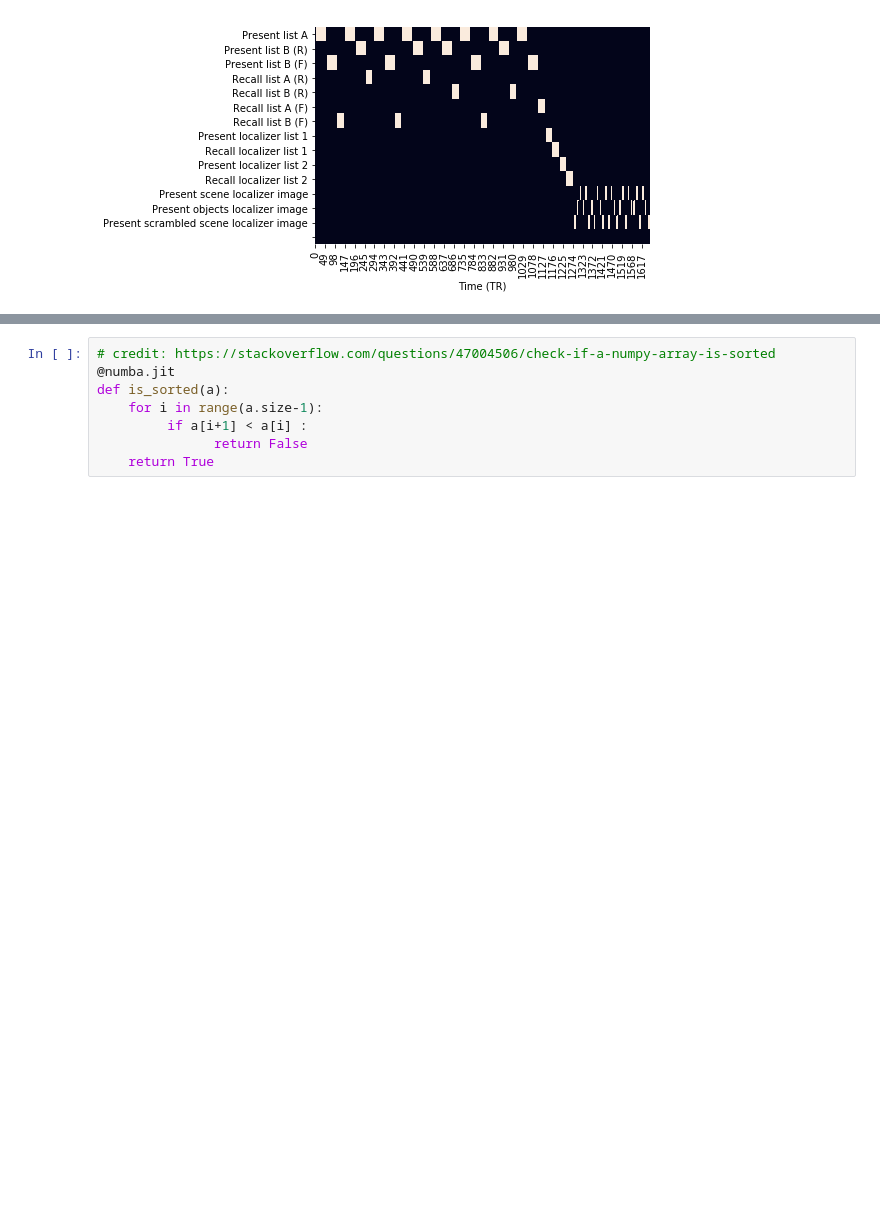
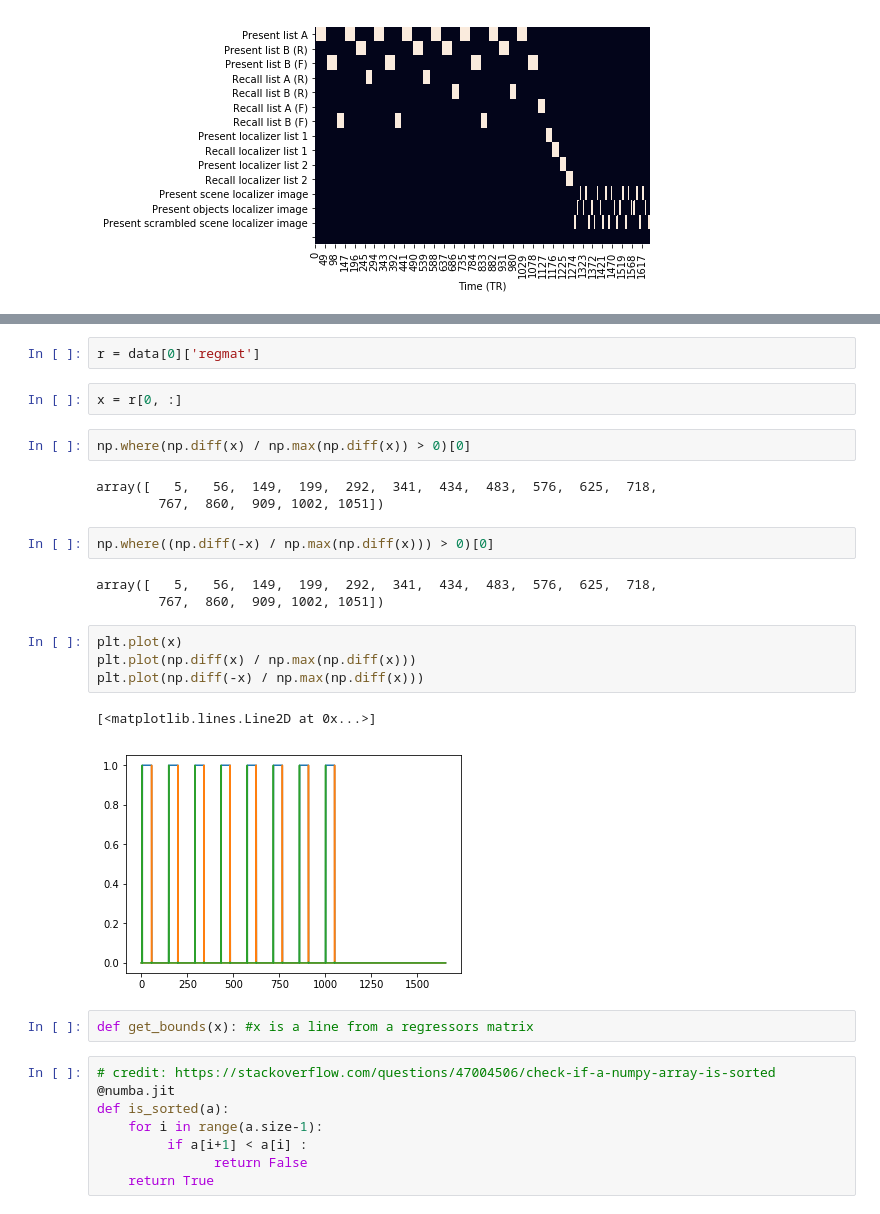
Before and after one commit to ContextLab/directed-forgetting-network-dynamics, a Jupyter notebook: code/network_analyses.ipynb, the cells around one changed output, grey strips where cells are left out. Drawn from its saved outputs; the diff is of its cells as text; blank space fills up the shorter version.

```diff
--- a/code/network_analyses.ipynb
+++ b/code/network_analyses.ipynb
@@ -125,3 +127,26 @@ plt.xlabel('Time (TR)');
+# %%
+r = data[0]['regmat']
+# %%
+x = r[0, :]
+# %%
+np.where(np.diff(x) / np.max(np.diff(x)) > 0)[0]
+# %% [output]
+array([   5,   56,  149,  199,  292,  341,  434,  483,  576,  625,  718,
+        767,  860,  909, 1002, 1051])
+# %%
+np.where((np.diff(-x) / np.max(np.diff(x))) > 0)[0]
+# %% [output]
+array([   5,   56,  149,  199,  292,  341,  434,  483,  576,  625,  718,
+        767,  860,  909, 1002, 1051])
+# %%
+plt.plot(x)
+plt.plot(np.diff(x) / np.max(np.diff(x)))
+plt.plot(np.diff(-x) / np.max(np.diff(x)))
+# %% [output]
+[<matplotlib.lines.Line2D at 0x...>]
+[figure, added]
+# %%
+def get_bounds(x): #x is a line from a regressors matrix
 # %%
 # credit: https://stackoverflow.com/questions/47004506/check-if-a-numpy-array-is-sorted
 @numba.jit
```
Also changed, not shown: parts of 4 cells of this notebook.
